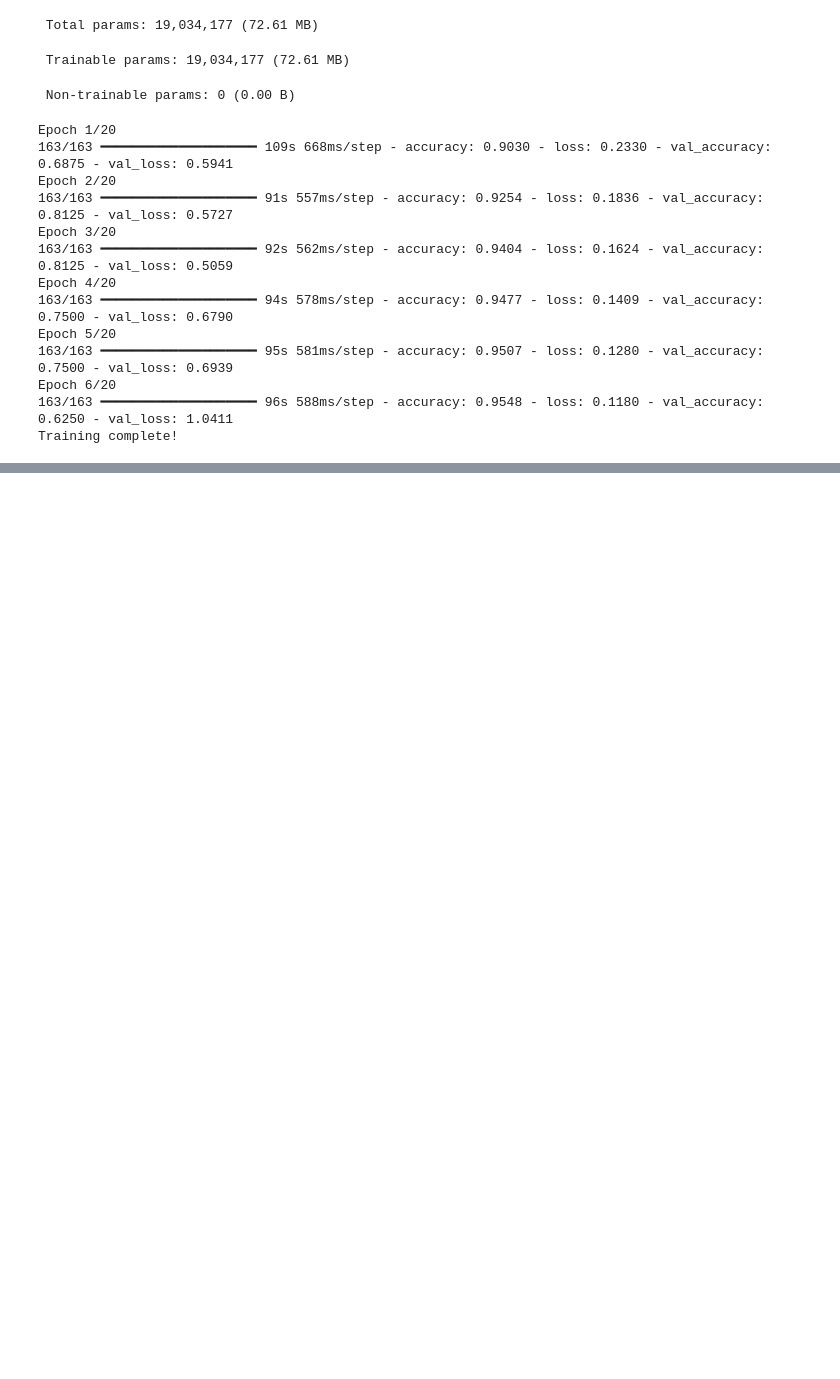
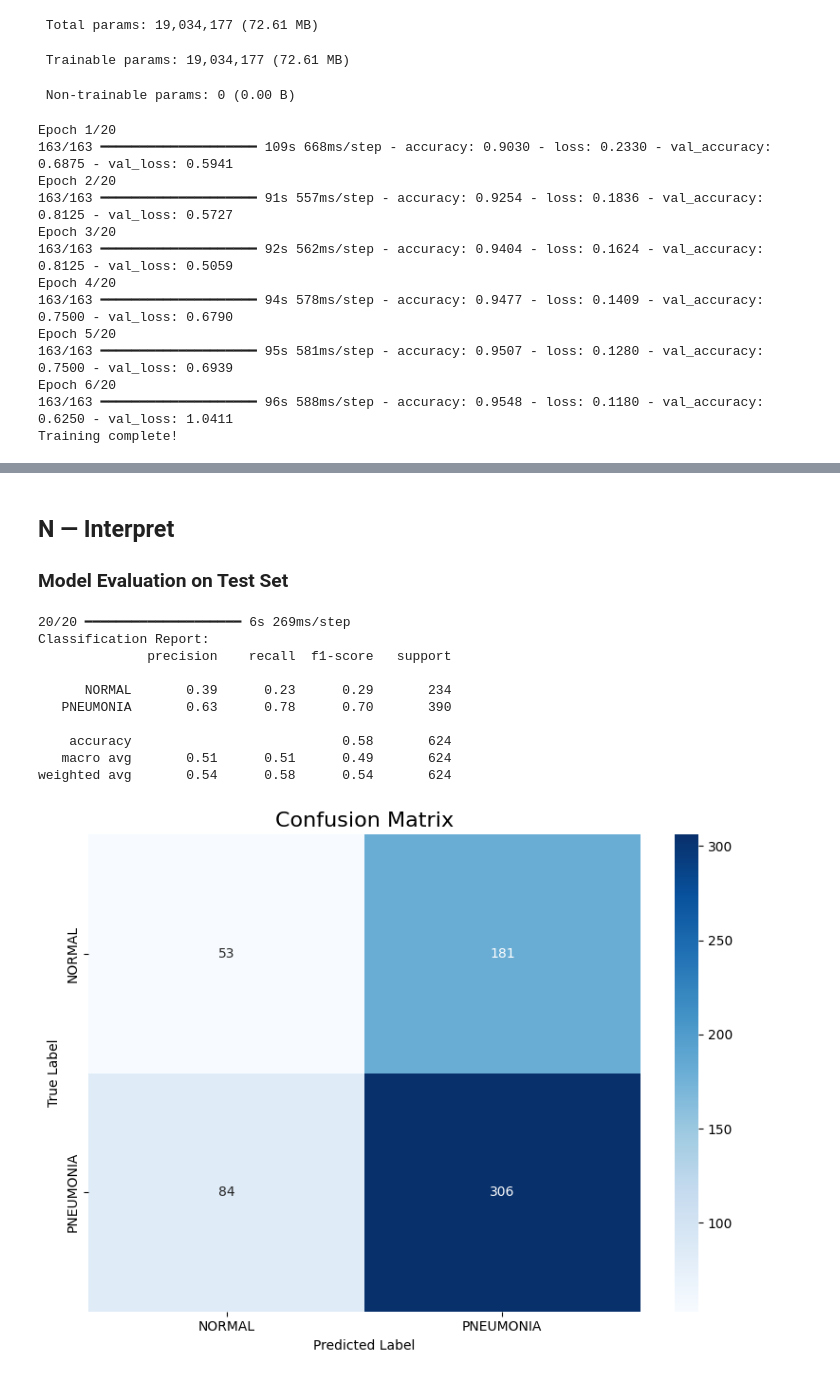
Before and after one commit to mannk013/Chest_xray_classification, a Jupyter notebook: Chest_Xray_Classification.ipynb, the cells around one changed output, grey strips where cells are left out. Drawn from its saved outputs; the diff is of its cells as text; code cells hidden in the pictures; blank space fills up the shorter version.

Commit message:
Complete CNN chest xray classification

```diff
--- a/Chest_Xray_Classification.ipynb
+++ b/Chest_Xray_Classification.ipynb
@@ -223,0 +234,41 @@ Training complete!
+# %% [markdown]
+##  N — Interpret
+### Model Evaluation on Test Set
+# %%
+from sklearn.metrics import classification_report, confusion_matrix
+import seaborn as sns
+
+# Get predictions
+test_generator.reset()
+predictions = model.predict(test_generator)
+pred_classes = (predictions > 0.5).astype(int).flatten()
+true_classes = test_generator.classes
+
+# Classification report
+print("Classification Report:")
+print(classification_report(true_classes, pred_classes,
+      target_names=['NORMAL', 'PNEUMONIA']))
+
+# Confusion Matrix
+cm = confusion_matrix(true_classes, pred_classes)
+plt.figure(figsize=(8, 6))
+sns.heatmap(cm, annot=True, fmt='d', cmap='Blues',
+            xticklabels=['NORMAL', 'PNEUMONIA'],
+            yticklabels=['NORMAL', 'PNEUMONIA'])
+plt.title('Confusion Matrix', fontsize=16)
+plt.ylabel('True Label')
+plt.xlabel('Predicted Label')
+plt.tight_layout()
+plt.show()
+# %% [output]
+20/20 ━━━━━━━━━━━━━━━━━━━━ 6s 269ms/step
+Classification Report:
+              precision    recall  f1-score   support
+
+      NORMAL       0.39      0.23      0.29       234
+   PNEUMONIA       0.63      0.78      0.70       390
+
+    accuracy                           0.58       624
+   macro avg       0.51      0.51      0.49       624
+weighted avg       0.54      0.58      0.54       624
+[figure, added]
```
Also changed, not shown: parts of 4 cells of this notebook.
